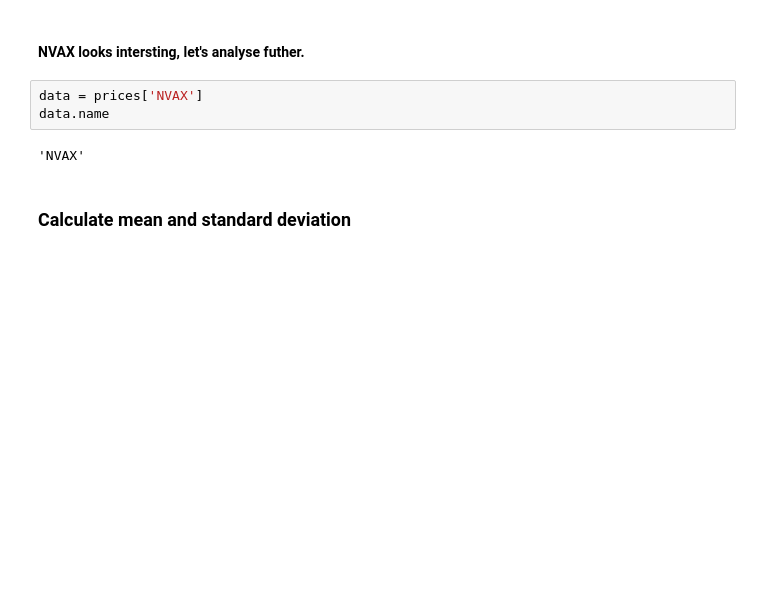
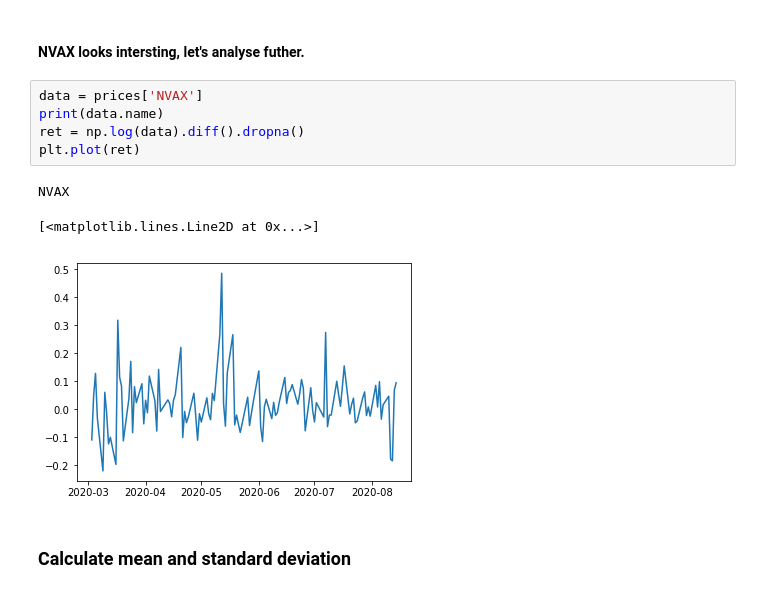
Before and after one commit to kyle-nguyennn/MLFin, a Jupyter notebook: submission1/Submission1.ipynb, the cells around one changed output. Drawn from its saved outputs; the diff is of its cells as text; blank space fills up the shorter version.

```diff
--- a/submission1/Submission1.ipynb
+++ b/submission1/Submission1.ipynb
@@ -46,9 +49,13 @@ prices.plot()
 #### NVAX looks intersting, let's analyse futher.
 # %%
 data = prices['NVAX']
-data.name
+print(data.name)
+ret = np.log(data).diff().dropna()
+plt.plot(ret)
 # %% [output]
-'NVAX'
+NVAX
+[<matplotlib.lines.Line2D at 0x...>]
+[figure, added]
 # %% [markdown]
 ### Calculate mean and standard deviation
 # %%
```
Also changed, not shown: parts of 30 cells of this notebook.
